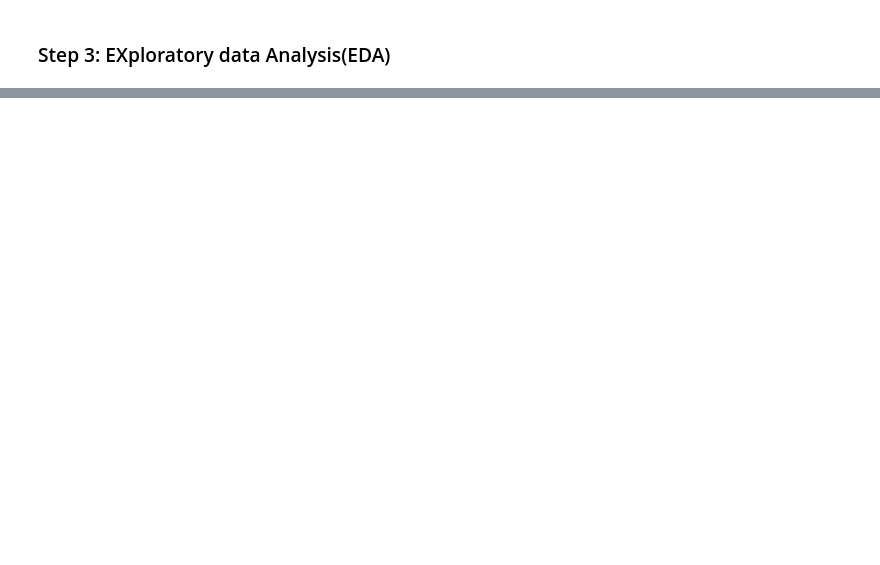
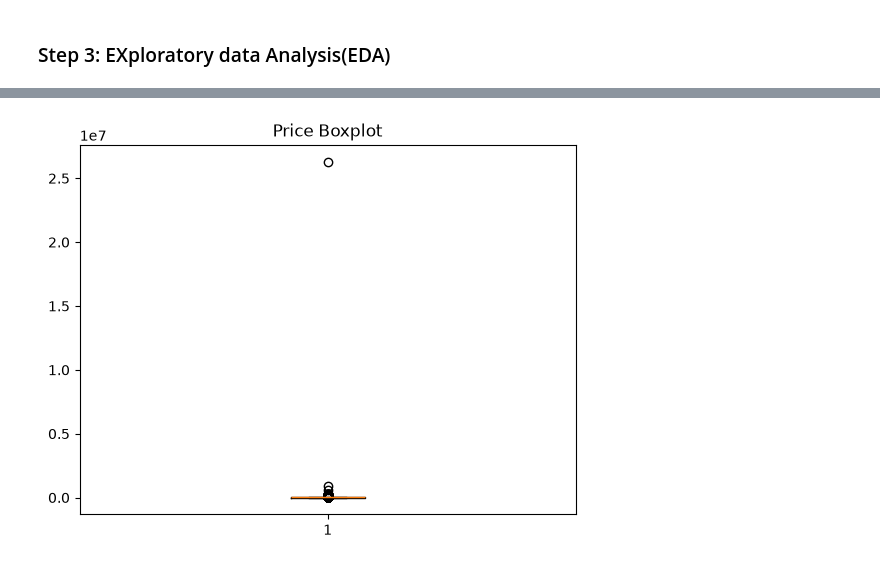
Before and after one commit to sakshichaudhari30/Machine-Learning-1633, a Jupyter notebook: Linear Regression/Car Price Prediction Project.ipynb, the cells around one changed output, grey strips where cells are left out. Saved outputs shown, nothing was run; the diff lists cells and outputs as text; code cells hidden in the pictures; blank space fills up the shorter version.

Commit message:
Car price prediction regression

```diff
--- a/Linear Regression/Car Price Prediction Project.ipynb
+++ b/Linear Regression/Car Price Prediction Project.ipynb
@@ -577,0 +222,9 @@ R2 Score: -0.0009336961056500837
+# %%
+# Boxplot
+import matplotlib.pyplot as plt
+
+plt.boxplot(df["Price"])
+plt.title("Price Boxplot")
+plt.show()
+# %% [output]
+[figure, added]
```
Also changed, not shown: parts of 101 cells of this notebook, 3 other files.
